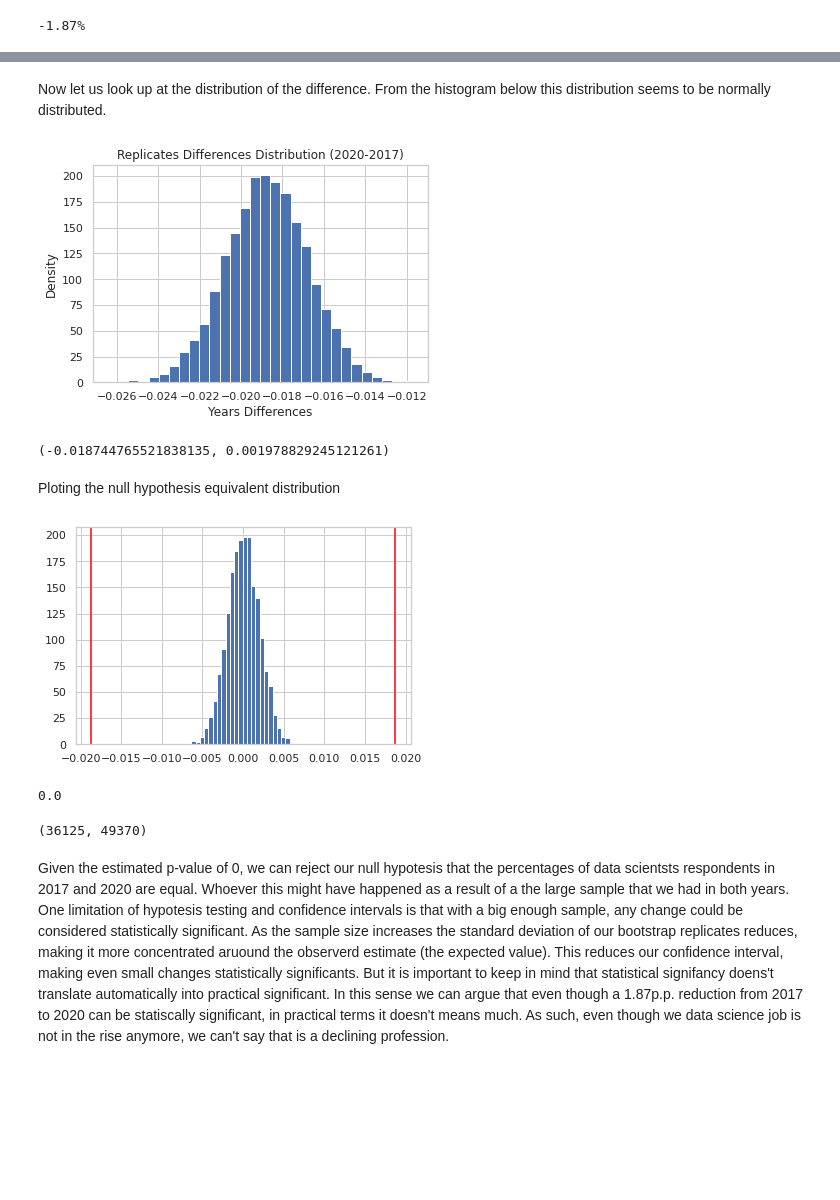
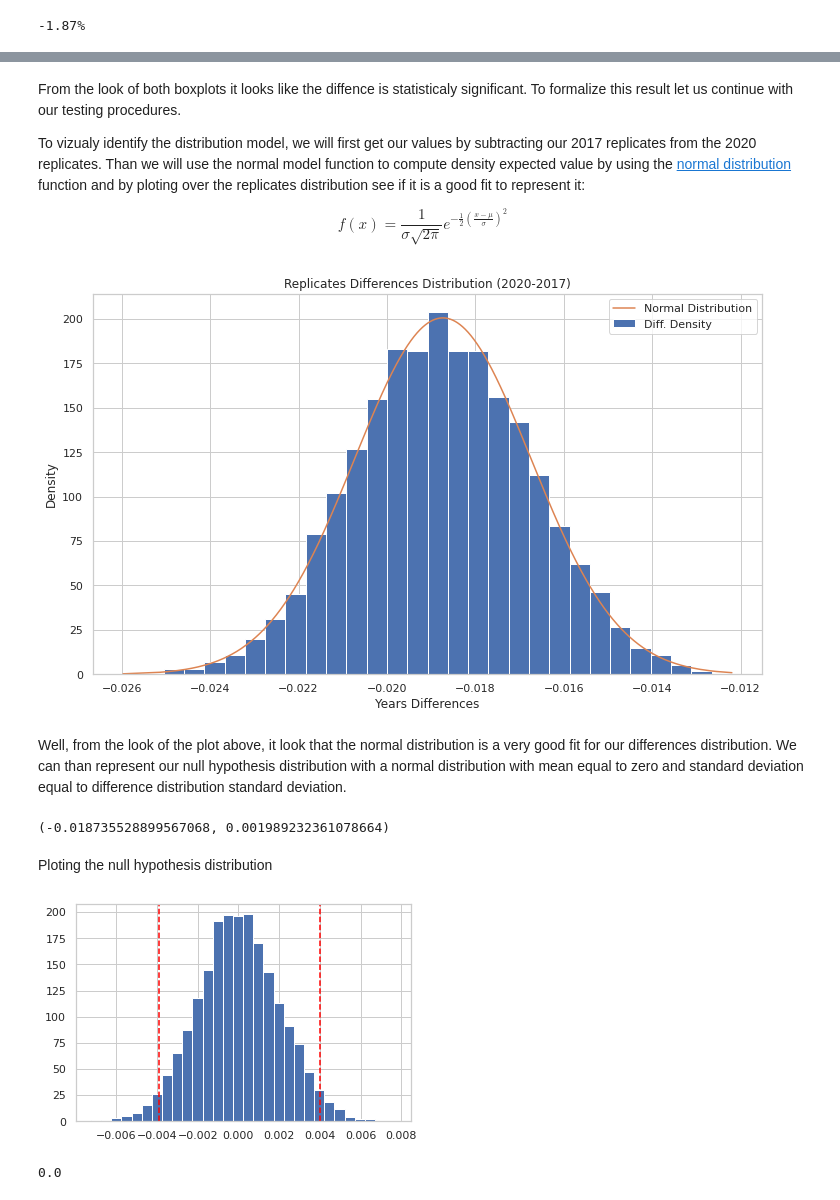
Before and after one commit to leofmr/stack_ds, a Jupyter notebook: DataScienceEvol.ipynb, the cells around one changed output, grey strips where cells are left out. Cells and saved outputs as stored; diff of their text form; code cells hidden in the pictures; blank space fills up the shorter version.

```diff
--- a/DataScienceEvol.ipynb
+++ b/DataScienceEvol.ipynb
@@ -200,53 +196,61 @@ plt.show()
 # %% [markdown]
-Now let us look up at the distribution of the difference. From the histogram below this distribution seems to be normally distributed.
+From the look of both boxplots it looks like the diffence is statisticaly significant. To formalize this result let us continue with our testing procedures.
+
+To vizualy identify the distribution model, we will first get our values by subtracting our 2017 replicates from the 2020 replicates. Than we will use the normal model function to compute density expected value by using the [normal distribution](https://en.wikipedia.org/wiki/Normal_distribution) function and by ploting over the replicates distribution see if it is a good fit to represent it:
+
+$$f(x)=\frac{1}{\sigma \sqrt{2\pi}}e^{-\frac{1}{2}(\frac{x-\mu}{\sigma})^2}$$
+# %%
+def normal_model(x: np.array) -> tuple:
+    x = np.sort(x)
+    mu = x.mean()
+    sigma = x.std()
+    x_norm = (x - mu)/sigma
+
+    part1 = sigma * np.sqrt(2 * np.pi)
+    part2 = np.exp(-(1/2)*x_norm ** 2)
+    return x, part2/part1
 # %%
 diff_replicates = replicates_2020 - replicates_2017
-plt.hist(diff_replicates, density=True, bins=30)
+x_norm, y_norm = normal_model(diff_replicates)
+
+fig = plt.figure(figsize=(12,7))
+plt.hist(diff_replicates, density=True, bins=30, label='Diff. Density')
+plt.plot(x_norm, y_norm, label='Normal Distribution')
 plt.xlabel('Years Differences')
 plt.ylabel('Density')
 plt.title('Replicates Differences Distribution (2020-2017)')
+plt.legend()
 plt.show()
 # %% [output]
-[figure, old version]
+[figure, new version]
-# %%
-replicates_mean = diff_replicates.mean()
-replicates_std = diff_replicates.std()
-
-replicates_mean, replicates_std
-# %% [output]
-(-0.018744765521838135, 0.001978829245121261)
+# %% [markdown]
+Well, from the look of the plot above, it look that the normal distribution is a very good fit for our differences distribution. We can than represent our null hypothesis distribution with a normal distribution with mean equal to zero and standard deviation equal to difference distribution standard deviation.
 # %%
+# replicates stats
+replicates_mean = diff_replicates.mean()
 replicates_std = diff_replicates.std()
 replicates_size = diff_replicates.size
+
+# null hypothesis values
 null_mean = 0
 null_vals = np.random.normal(null_mean, replicates_std, replicates_size)
+
+# printing the replicates means and standard deviation
+replicates_mean, replicates_std
+# %% [output]
+(-0.018735528899567068, 0.001989232361078664)
 # %% [markdown]
-Ploting the null hypothesis equivalent distribution
+Ploting the null hypothesis distribution
 # %%
 plt.hist(null_vals, density=True, bins=30);
-lower_bound = obs_diff
-upper_bound = -obs_diff
-plt.axvline(lower_bound, color='red')
-plt.axvline(upper_bound, color='red');
+lower, upper = np.percentile(null_vals, [2.5, 97.5])
+plt.axvline(lower, color='red', linestyle='--')
+plt.axvline(upper, color='red', linestyle='--')
+plt.show()
 # %% [output]
-[figure, old version]
+[figure, new version]
 # %%
 p_value = np.mean(null_vals > upper_bound) + np.mean(null_vals < lower_bound)
 p_value
 # %% [output]
 0.0
-# %%
-size_2017 = devtype_answers[2017].shape[0]
-size_2020 = devtype_answers[2020].shape[0]
-size_2017, size_2020
-# %% [output]
-(36125, 49370)
-# %% [markdown]
-Given the estimated p-value of 0, we can reject our null hypotesis that the percentages of data scientsts respondents in 2017 and 2020 are equal.
-Whoever this might have happened as a result of a the large sample that we had in both years.
-One limitation of hypotesis testing and confidence intervals is that with a big enough sample, any change could be considered statistically significant.
-As the sample size increases the standard deviation of our bootstrap replicates reduces, making it more concentrated aruound the observerd estimate (the expected value).
-This reduces our confidence interval, making even small changes statistically significants.
-But it is important to keep in mind that statistical signifancy doens't translate automatically into practical significant.
-In this sense we can argue that even though a 1.87p.p. reduction from 2017 to 2020 can be statiscally significant, in practical terms it doesn't means much.
-As such, even though we data science job is not in the rise anymore, we can't say that is a declining profession.
```
Also changed, not shown: parts of 26 cells of this notebook, 1 other file.
